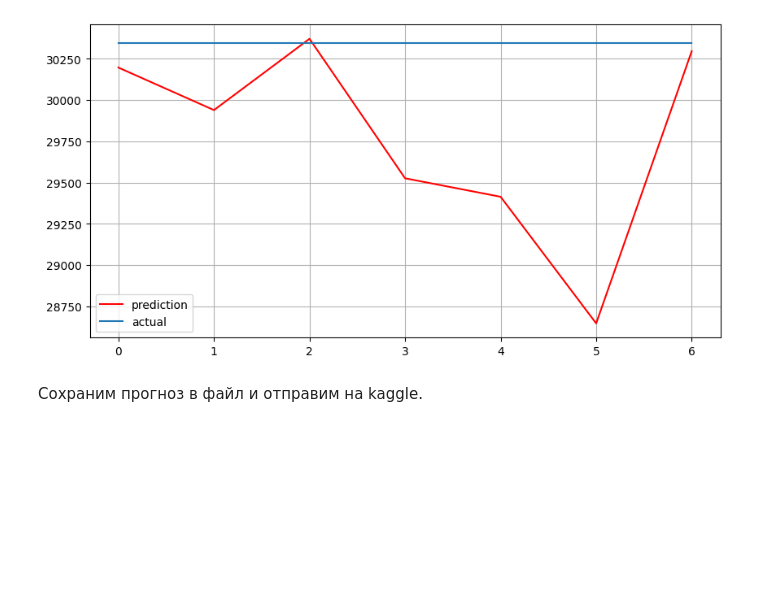
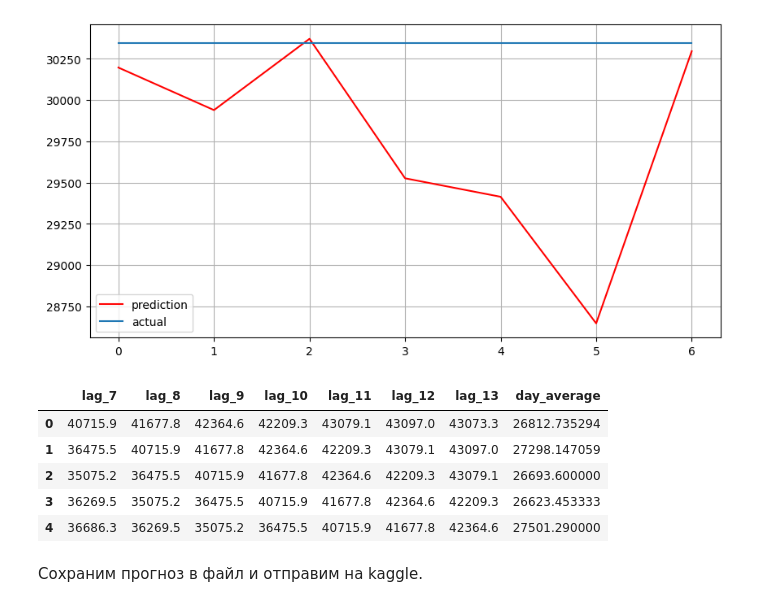
Before and after one commit to Dmitrysw/bitcoin_prediction_kaggle, a Jupyter notebook: BTC_main.ipynb, the cells around one changed output. Drawn from its saved outputs; the diff is of its cells as text; code cells hidden in the pictures; blank space fills up the shorter version.

```diff
--- a/BTC_main.ipynb
+++ b/BTC_main.ipynb
@@ -102,6 +142,15 @@ plt.legend(loc="best")
 7
 <matplotlib.legend.Legend at 0x...>
 [figure]
+# %%
+X_train.head()
+# %% [output]
+|  | lag_7 | lag_8 | lag_9 | lag_10 | lag_11 | lag_12 | lag_13 | day_average |
+| 0 | 40715.9 | 41677.8 | 42364.6 | 42209.3 | 43079.1 | 43097.0 | 43073.3 | 26812.735294 |
+| 1 | 36475.5 | 40715.9 | 41677.8 | 42364.6 | 42209.3 | 43079.1 | 43097.0 | 27298.147059 |
+| 2 | 35075.2 | 36475.5 | 40715.9 | 41677.8 | 42364.6 | 42209.3 | 43079.1 | 26693.600000 |
+| 3 | 36269.5 | 35075.2 | 36475.5 | 40715.9 | 41677.8 | 42364.6 | 42209.3 | 26623.453333 |
+| 4 | 36686.3 | 36269.5 | 35075.2 | 36475.5 | 40715.9 | 41677.8 | 42364.6 | 27501.290000 |
 # %% [markdown]
 Сохраним прогноз в файл и отправим на kaggle.
 # %%
```
Also changed, not shown: parts of 16 cells of this notebook, 3 other files.
